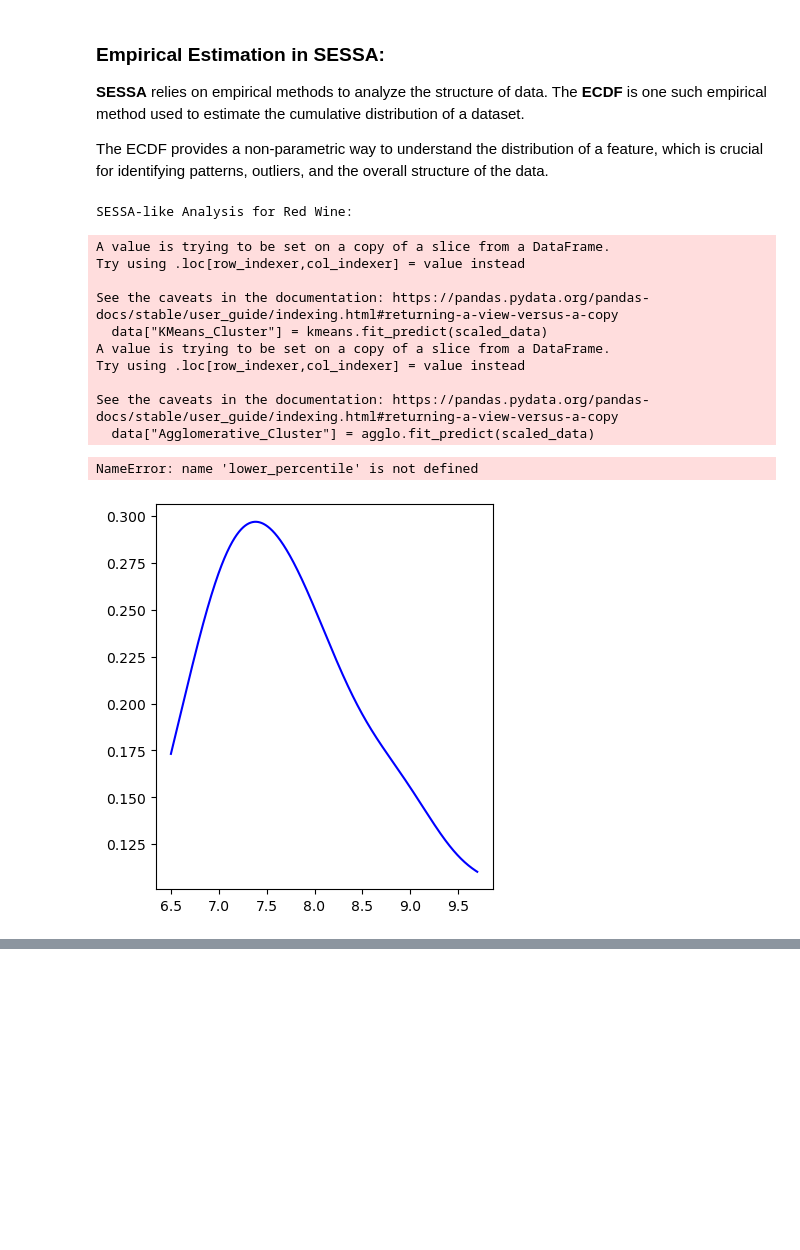
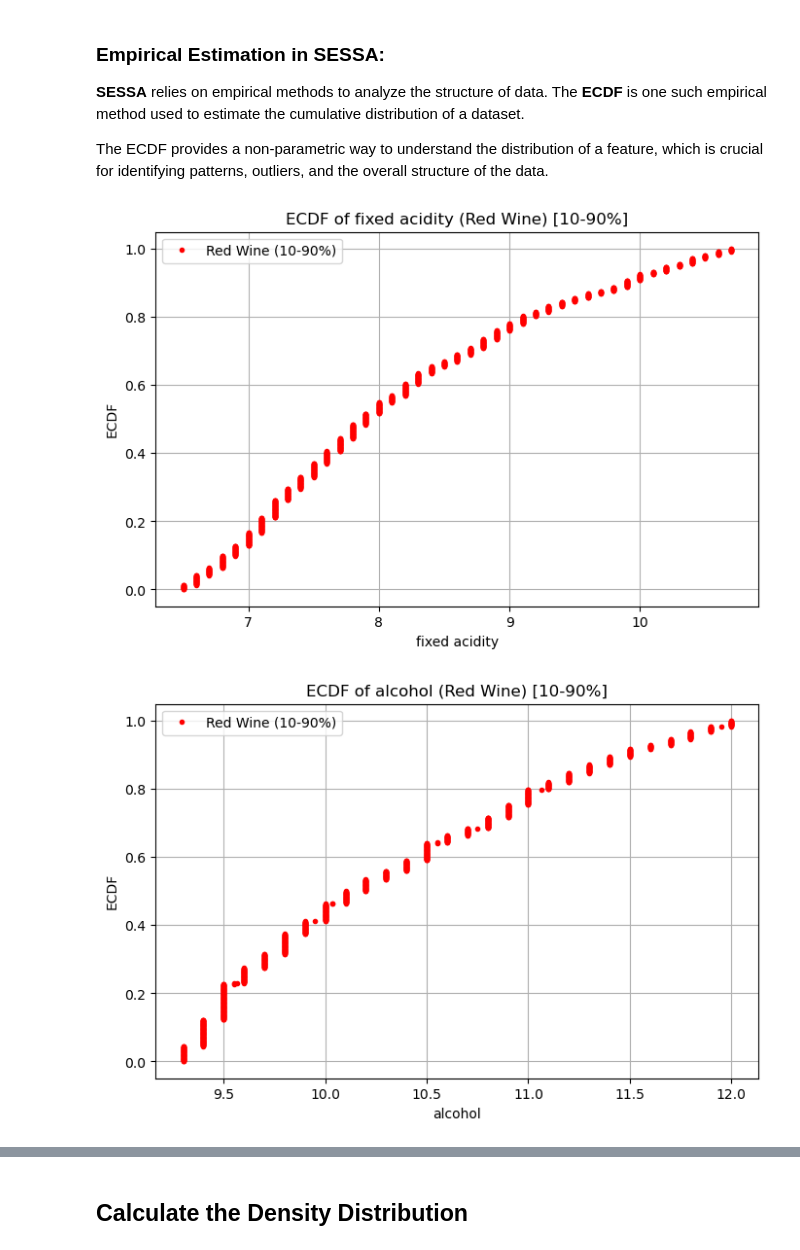
Before and after one commit to mykroble/Data_Analytics, a Jupyter notebook: sessa_assignment.ipynb, the cells around one changed output, grey strips where cells are left out. Cells and saved outputs as stored; diff of their text form; code cells hidden in the pictures; blank space fills up the shorter version.

```diff
--- a/sessa_assignment.ipynb
+++ b/sessa_assignment.ipynb
@@ -20,16 +59,26 @@ The ECDF provides a non-parametric way to understand the distribution of a featu
 # %%
 def plot_ecdf(data, feature, wine_type):
     """
-    Plot the ECDF of a feature for a given dataset.
+    Plot the ECDF of a feature for a given dataset, keeping only the middle 80% (10th to 90th percentile).
     """
-    sorted_vals = np.sort(data[feature])
+    # Compute the 10th and 90th percentiles
+    lower_bound = np.percentile(data[feature], 10)
+    upper_bound = np.percentile(data[feature], 90)
+
+    # Filter the data within this range
+    filtered_data = data[(data[feature] >= lower_bound) & (data[feature] <= upper_bound)]
+
+    # Sort the filtered data
+    sorted_vals = np.sort(filtered_data[feature])
     yvals = np.arange(1, len(sorted_vals) + 1) / len(sorted_vals)
 
+    # Plot ECDF
     plt.figure(figsize=(8, 5))
-    plt.plot(sorted_vals, yvals, marker=".", linestyle="none", label=f"{wine_type} Wine", color="red" if wine_type == "Red" else "blue")
+    plt.plot(sorted_vals, yvals, marker=".", linestyle="none", label=f"{wine_type} Wine (10-90%)",
+             color="red" if wine_type == "Red" else "blue")
     plt.xlabel(feature)
     plt.ylabel("ECDF")
-    plt.title(f"ECDF of {feature} ({wine_type} Wine)")
+    plt.title(f"ECDF of {feature} ({wine_type} Wine) [10-90%]")
     plt.legend()
     plt.grid(True)
     plt.show()
@@ -153,17 +85,7 @@ def sessa_empirical_estimation_with_agglomerative(data, feature_x, feature_y, wi
-# %%
-print("SESSA-like Analysis for Red Wine:")
-filtered_red_wine = sessa_empirical_estimation_with_agglomerative(red_wine, "fixed acidity", "volatile acidity", "Red")
-# %% [output]
-SESSA-like Analysis for Red Wine:
-A value is trying to be set on a copy of a slice from a DataFrame.
-Try using .loc[row_indexer,col_indexer] = value instead
-
-See the caveats in the documentation: https://pandas.pydata.org/pandas-docs/stable/user_guide/indexing.html#returning-a-view-versus-a-copy
-  data["KMeans_Cluster"] = kmeans.fit_predict(scaled_data)
-A value is trying to be set on a copy of a slice from a DataFrame.
-Try using .loc[row_indexer,col_indexer] = value instead
-
-See the caveats in the documentation: https://pandas.pydata.org/pandas-docs/stable/user_guide/indexing.html#returning-a-view-versus-a-copy
-  data["Agglomerative_Cluster"] = agglo.fit_predict(scaled_data)
-NameError: name 'lower_percentile' is not defined
-[figure, removed]
+# %%
+plot_ecdf(red_wine, "fixed acidity", "Red")
+plot_ecdf(red_wine, "alcohol", "Red")
+plot_ecdf(white_wine, "alcohol", "White")
+# %% [output]
+[figure, added]
+[figure, added]
@@ -169,0 +93,2 @@ NameError: name 'lower_percentile' is not defined
+# %% [markdown]
+## Calculate the Density Distribution
```
Also changed, not shown: parts of 20 cells of this notebook.
